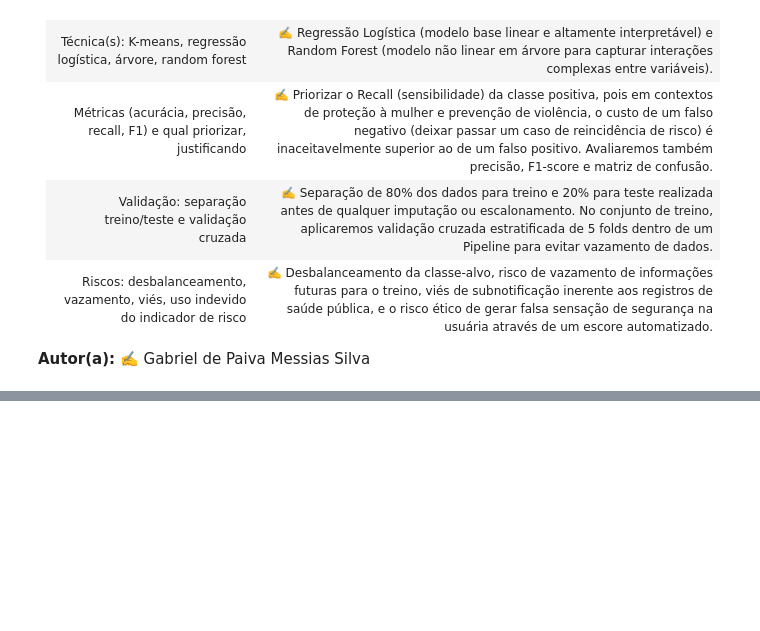
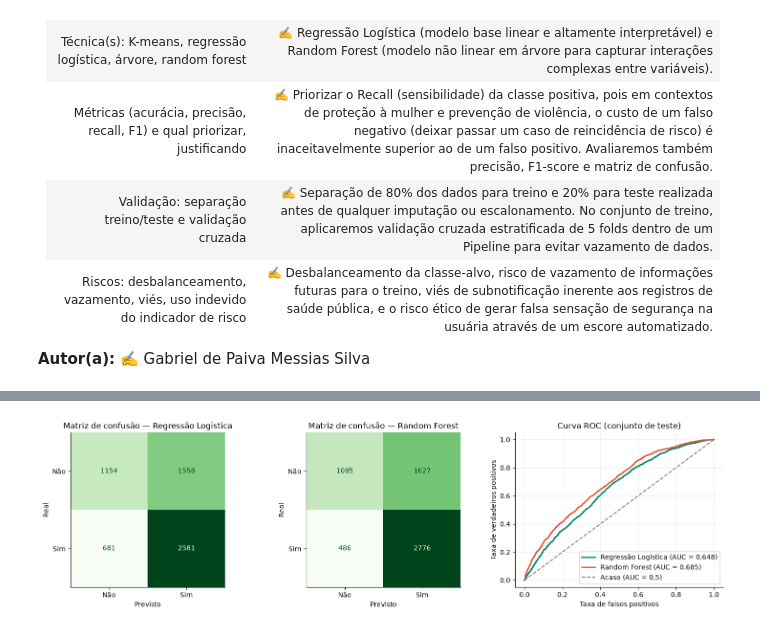
Before and after one commit to Matheu5Henri14/Projeto-React-Native, a Jupyter notebook: dataScience/Entrega2_DS_Modelo.ipynb, the cells around one changed output, grey strips where cells are left out. Saved outputs shown, nothing was run; the diff lists cells and outputs as text; code cells hidden in the pictures; blank space fills up the shorter version.

```diff
--- a/dataScience/Entrega2_DS_Modelo.ipynb
+++ b/dataScience/Entrega2_DS_Modelo.ipynb
@@ -733,0 +822,21 @@ Acurácia de um 'modelo' que sempre chuta a classe majoritária: 54.6%  ← o pi
+# %%
+resultado_teste, preds = {}, {}
+for nome, pipe in candidatos.items():
+    pipe.fit(X_treino, y_treino)
+    pred = pipe.predict(X_teste)
+    proba = pipe.predict_proba(X_teste)[:, 1]
+    preds[nome] = (pred, proba)
+    resultado_teste[nome] = {
+        "accuracy": accuracy_score(y_teste, pred),
+        "precision": precision_score(y_teste, pred, zero_division=0),
+        "recall": recall_score(y_teste, pred),
+        "f1": f1_score(y_teste, pred),
+        "roc_auc": roc_auc_score(y_teste, proba),
+    }
+
+tabela_teste = pd.DataFrame(resultado_teste).T.round(3)
+tabela_teste.columns = ["Acurácia", "Precisão", "Recall", "F1-Score", "AUC-ROC"]
+display(tabela_teste)
+
+print("\nRelatório de classificação — Regressão Logística (teste):")
+print(classification_report(y_teste, preds["Regressão Logística"][0], target_names=["Não (0)", "Sim (1)"], digits=3))
@@ -733,0 +857,16 @@ Acurácia de um 'modelo' que sempre chuta a classe majoritária: 54.6%  ← o pi
+# %%
+fig, axes = plt.subplots(1, 3, figsize=(15, 4.2))
+for ax, nome in zip(axes[:2], ["Regressão Logística", "Random Forest"]):
+    cm = confusion_matrix(y_teste, preds[nome][0])
+    ConfusionMatrixDisplay(cm, display_labels=["Não", "Sim"]).plot(ax=ax, cmap="Greens", colorbar=False, values_format="d")
+    ax.set_title(f"Matriz de confusão — {nome}"); ax.set_xlabel("Previsto"); ax.set_ylabel("Real"); ax.grid(False)
+
+for nome, cor in [("Regressão Logística", COR), ("Random Forest", COR2)]:
+    fpr, tpr, _ = roc_curve(y_teste, preds[nome][1])
+    axes[2].plot(fpr, tpr, color=cor, lw=2, label=f"{nome} (AUC = {resultado_teste[nome]['roc_auc']:.3f})")
+axes[2].plot([0, 1], [0, 1], "--", color="gray", label="Acaso (AUC = 0,5)")
+axes[2].set_title("Curva ROC (conjunto de teste)"); axes[2].set_xlabel("Taxa de falsos positivos"); axes[2].set_ylabel("Taxa de verdadeiros positivos")
+axes[2].legend(loc="lower right")
+plt.tight_layout(); plt.show()
+# %% [output]
+[figure, added]
```
Also changed, not shown: parts of 22 cells of this notebook.
